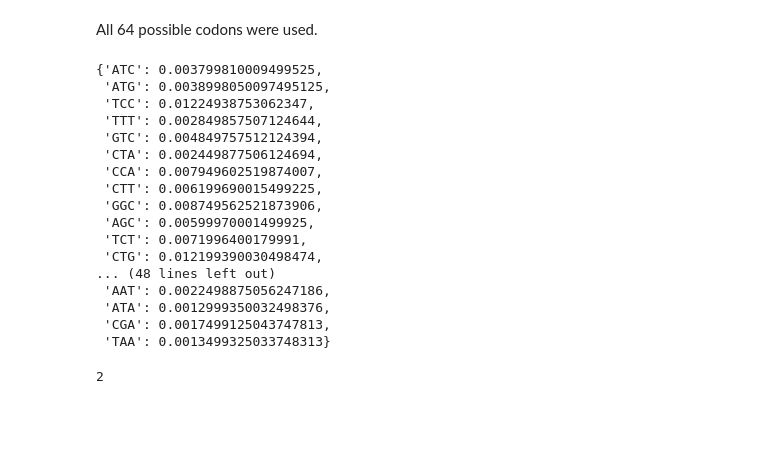
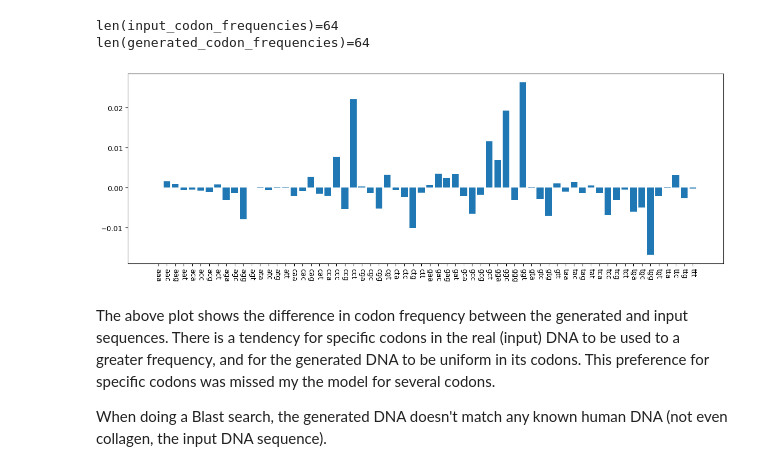
Before and after one commit to ZacCarrico/basic_transformer, a Jupyter notebook: decoder.ipynb, the cells around one changed output. Cells and saved outputs as stored; diff of their text form; code cells hidden in the pictures; blank space fills up the shorter version.

Commit message:
finish notebook; add protein encoding collagen file

```diff
--- a/decoder.ipynb
+++ b/decoder.ipynb
@@ -10,7 +7,8 @@ The goal of this is to train a simple attention-based decoder model using DNA as
 # Background
 like those used in [Attention is All You Need](https://arxiv.org/abs/1706.03762). This code is a derivative of [Andrej Karpathy's decoder training code](https://github.com/karpathy/ng-video-lecture/blob/master/gpt.py[link text)
 # %%
-
+import matplotlib.pyplot as plt
+import itertools
 import torch
 import torch.nn as nn
 from torch.nn import functional as F
@@ -31,7 +29,7 @@ dropout = 0.2
 
 torch.manual_seed(1337)
 
-with open('human_type1_collagen.txt', 'r', encoding='utf-8') as f:
+with open('human_type1_collagen_protein_encoding.txt', 'r', encoding='utf-8') as f:
     text = f.read()
 
 # here are all the unique characters that occur in this text
@@ -268 +263,6 @@ generated_codon_frequencies = codon_frequency(decoded)
+# %%
+with open('generated_dna.txt', 'r') as f:
+    decoded = f.readlines()[0]
+with open('human_type1_collagen_protein_encoding.txt', 'r', encoding='utf-8') as f:
+    text = f.read()
 # %%
@@ -273,22 +277,0 @@ NameError: name 'input_codon_frequencies' is not defined
-# %% [markdown]
-All 64 possible codons were used.
-# %%
-generated_codon_frequencies
-# %% [output]
-{'ATC': 0.003799810009499525,
- 'ATG': 0.0038998050097495125,
- 'TCC': 0.01224938753062347,
- 'TTT': 0.002849857507124644,
- 'GTC': 0.004849757512124394,
- 'CTA': 0.002449877506124694,
- 'CCA': 0.007949602519874007,
- 'CTT': 0.006199690015499225,
- 'GGC': 0.008749562521873906,
- 'AGC': 0.00599970001499925,
- 'TCT': 0.0071996400179991,
- 'CTG': 0.012199390030498474,
-... (48 lines left out)
- 'AAT': 0.0022498875056247186,
- 'ATA': 0.0012999350032498376,
- 'CGA': 0.0017499125043747813,
- 'TAA': 0.0013499325033748313}
@@ -301,4 +278,44 @@ with open('human_type1_collagen.txt', 'r', encoding='utf-8') as f:
-# %%
-len(text) % 3
-# %% [output]
-2
+# %%
+all_codons = []
+for permutation in itertools.product('atgc', repeat=3):
+    all_codons.append(''.join(permutation))
+
+assert len(all_codons) == 64
+def add_missing_codons(codons):
+    for codon in all_codons:
+        if codon not in codons:
+            codons[codon] = 0
+    return codons
+
+input_codon_frequencies = add_missing_codons(input_codon_frequencies)
+generated_codon_frequencies = add_missing_codons(generated_codon_frequencies)
+print(f"{len(input_codon_frequencies)=}")
+print(f"{len(generated_codon_frequencies)=}")
+# %% [output]
+len(input_codon_frequencies)=64
+len(generated_codon_frequencies)=64
+# %%
+# sorted by key, return a list of tuples
+input_freq = sorted(input_codon_frequencies.items())
+gen_freq = sorted(generated_codon_frequencies.items())
+all_codons.sort()
+
+# unpack a list of pairs into two tuples
+input_freq_codon, input_freq_vals = zip(*input_freq)
+gen_freq_codon, gen_freq_vals = zip(*gen_freq)
+
+diff = []
+for i in range(len(input_freq_codon)):
+    diff.append(input_freq_vals[i] - gen_freq_vals[i])
+
+
+plt.figure().set_figwidth(15)
+plt.bar(all_codons, diff)
+plt.xticks(rotation=-90)
+plt.show()
+# %% [output]
+[figure, added]
+# %% [markdown]
+The above plot shows the difference in codon frequency between the generated and input sequences. There is a tendency for specific codons in the real (input) DNA to be used to a greater frequency, and for the generated DNA to be uniform in its codons. This preference for specific codons was missed my the model for several codons.
+
+When doing a Blast search, the generated DNA doesn't match any known human DNA (not even collagen, the input DNA sequence).
```
Also changed, not shown: parts of 5 cells of this notebook, 3 other files.
